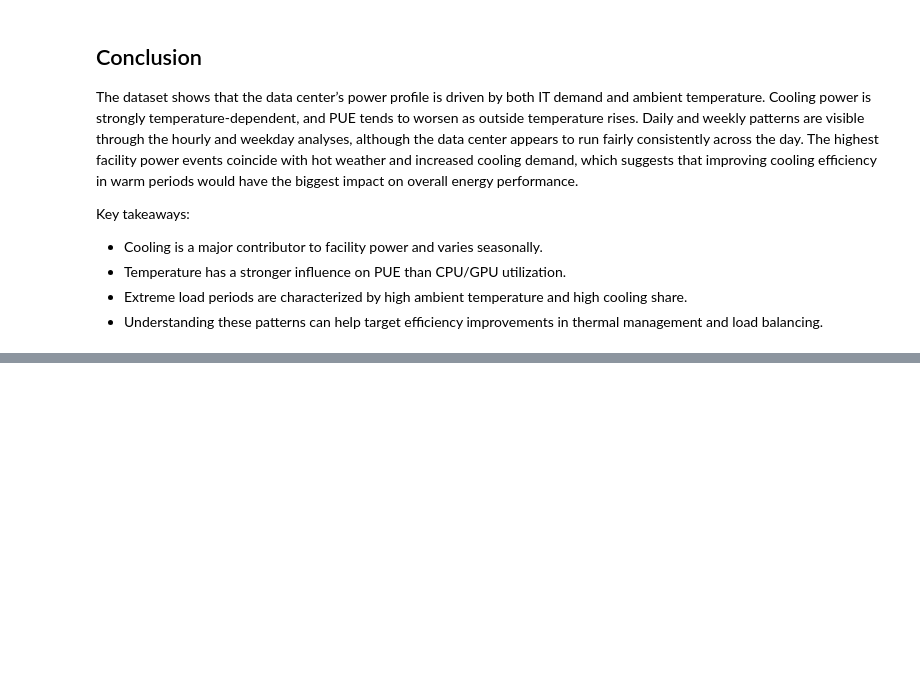
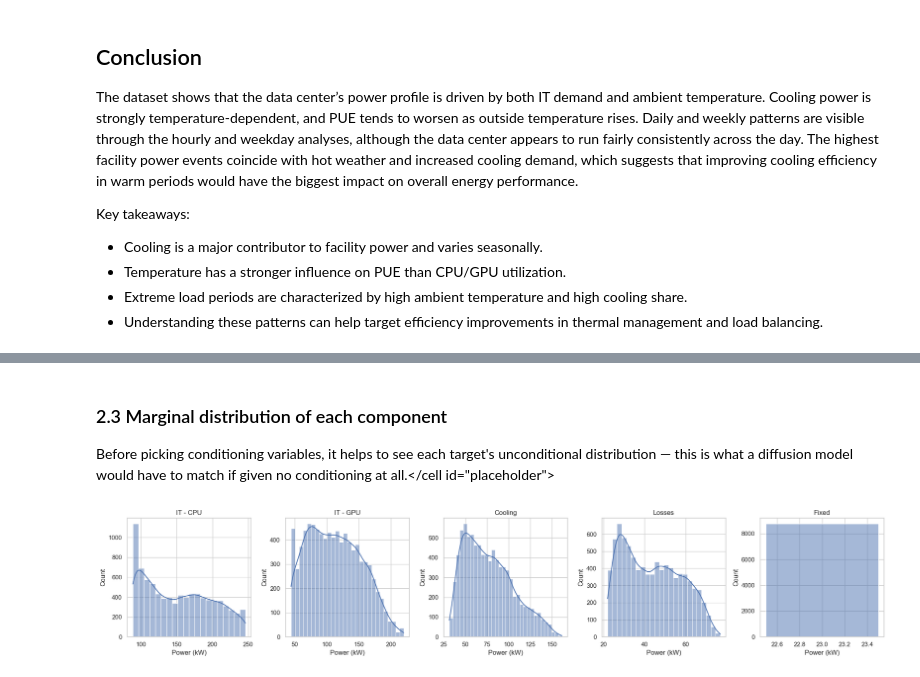
Before and after one commit to ThibautChabanet/Datacenter-Analysis, a Jupyter notebook: EDA.ipynb, the cells around one changed output, grey strips where cells are left out. Saved outputs shown, nothing was run; the diff lists cells and outputs as text; code cells hidden in the pictures; blank space fills up the shorter version.

```diff
--- a/EDA.ipynb
+++ b/EDA.ipynb
@@ -396,0 +502,14 @@ Key takeaways:
+# %% [markdown]
+### 2.3 Marginal distribution of each component
+
+Before picking conditioning variables, it helps to see each target's unconditional distribution — this is what a diffusion model would have to match if given no conditioning at all.</cell id="placeholder">
+# %%
+fig, axes = plt.subplots(1, 5, figsize=(20, 4))
+for ax, col in zip(axes, targets):
+    sns.histplot(df[col], kde=True, ax=ax)
+    ax.set_title(target_labels[col])
+    ax.set_xlabel("Power (kW)")
+plt.tight_layout()
+plt.show()
+# %% [output]
+[figure, added]
```
Also changed, not shown: parts of 22 cells of this notebook, 2 other files.
